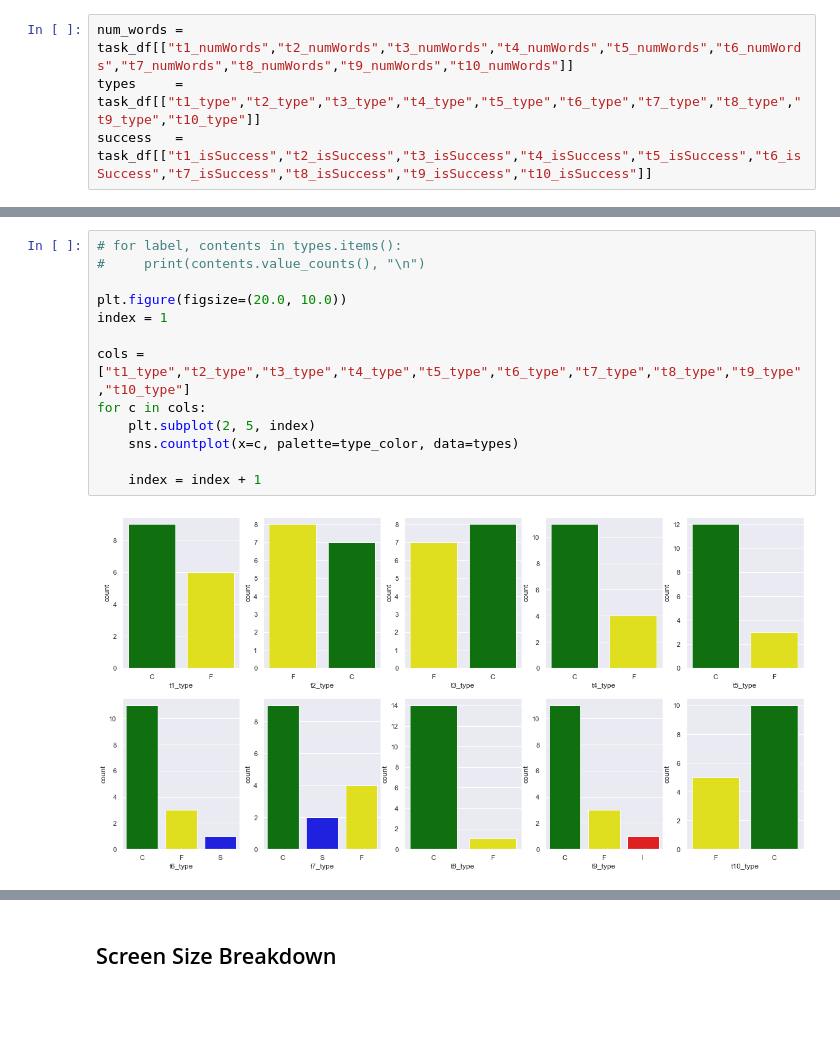
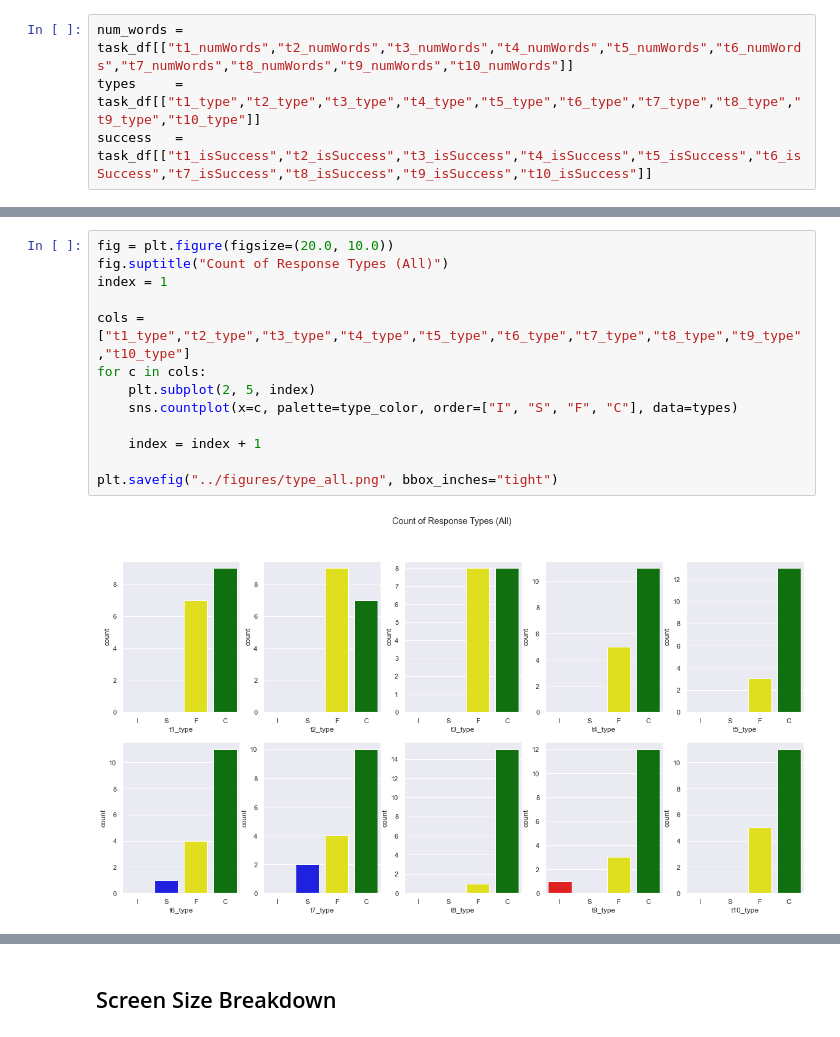
Before and after one commit to BladeF/Thesis-Data-Analysis, a Jupyter notebook: notebooks/data_analysis.ipynb, the cells around one changed output, grey strips where cells are left out. Cells and saved outputs as stored; diff of their text form; blank space fills up the shorter version.

Commit message:
Added figures and ANOVA test

```diff
--- a/notebooks/data_analysis.ipynb
+++ b/notebooks/data_analysis.ipynb
@@ -56,16 +58,16 @@ num_words.describe()
 # %%
-# for label, contents in types.items():
-#     print(contents.value_counts(), "\n")
-
-plt.figure(figsize=(20.0, 10.0))
+fig = plt.figure(figsize=(20.0, 10.0))
+fig.suptitle("Count of Response Types (All)")
 index = 1
 
 cols = ["t1_type","t2_type","t3_type","t4_type","t5_type","t6_type","t7_type","t8_type","t9_type","t10_type"]
 for c in cols:
     plt.subplot(2, 5, index)
-    sns.countplot(x=c, palette=type_color, data=types)
+    sns.countplot(x=c, palette=type_color, order=["I", "S", "F", "C"], data=types)
 
     index = index + 1
+
+plt.savefig("../figures/type_all.png", bbox_inches="tight")
 # %% [output]
-[figure, old version]
+[figure, new version]
 # %%
```
Also changed, not shown: parts of 25 cells of this notebook, 15 other files.
